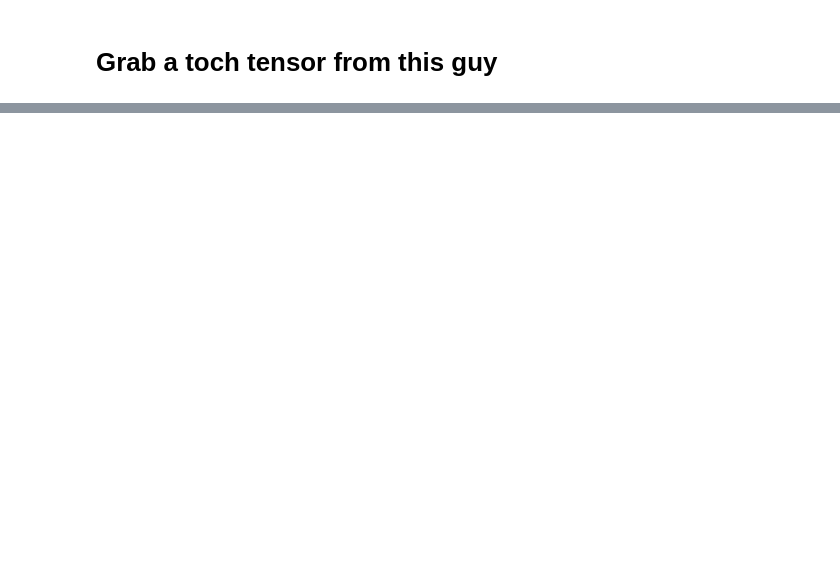
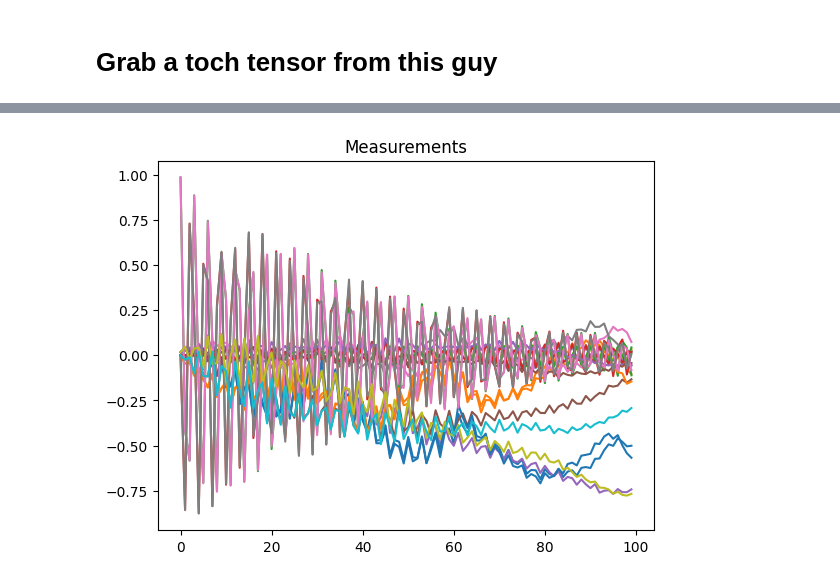
Before and after one commit to VarunGorti/CurveFitting-DIP, a Jupyter notebook: Self_Supervision.ipynb, the cells around one changed output, grey strips where cells are left out. Cells and saved outputs as stored; diff of their text form; code cells hidden in the pictures; blank space fills up the shorter version.

```diff
--- a/Self_Supervision.ipynb
+++ b/Self_Supervision.ipynb
@@ -74,0 +72,11 @@ plt.show()
+# %%
+MEASUREMENT_SPACING = "equal"
+M_GT = 0.1 #The ratio of measurements in our gold standard
+
+KEPT_INDS_GT, MISSING_INDS_GT = utils.get_inds(MEASUREMENT_SPACING, N_FREQS, M_GT)
+
+M_GT = len(KEPT_INDS_GT)
+
+print("Number of Ground Truth Frequency Points: ", N_FREQS)
+print("Number of Measurements: ", M_GT)
+print("Undersampling Ratio: ", M_GT/N_FREQS)
@@ -74,0 +87,4 @@ plt.show()
+# %%
+y_test = torch.clone(x_test)[:, :, KEPT_INDS_GT]
+
+print("y_test shape: ", y_test.shape)
@@ -74,0 +111,9 @@ plt.show()
+# %%
+plt.figure()
+for i in range(y_test.shape[1]//2):
+    plt.plot(y_test[0, 2*i], label=str(i)+" Re")
+    plt.plot(y_test[0, 2*i+1], label=str(i)+" Im")
+plt.title("Measurements")
+plt.show()
+# %% [output]
+[figure, added]
```
Also changed, not shown: parts of 24 cells of this notebook.
